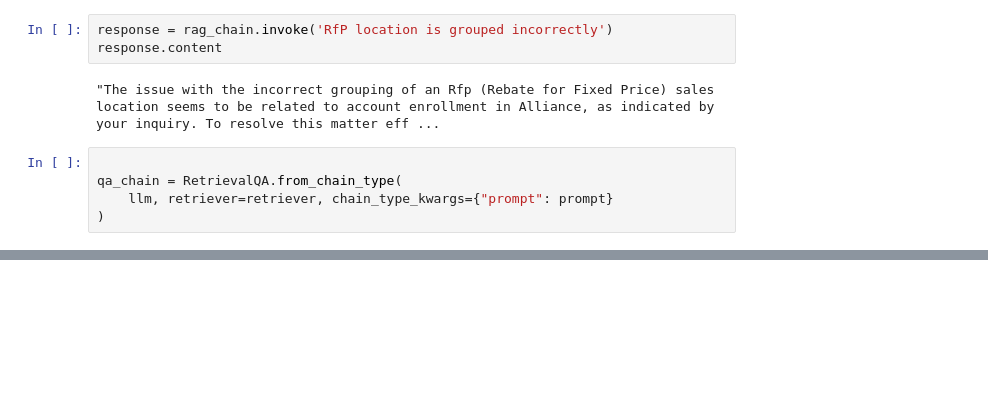
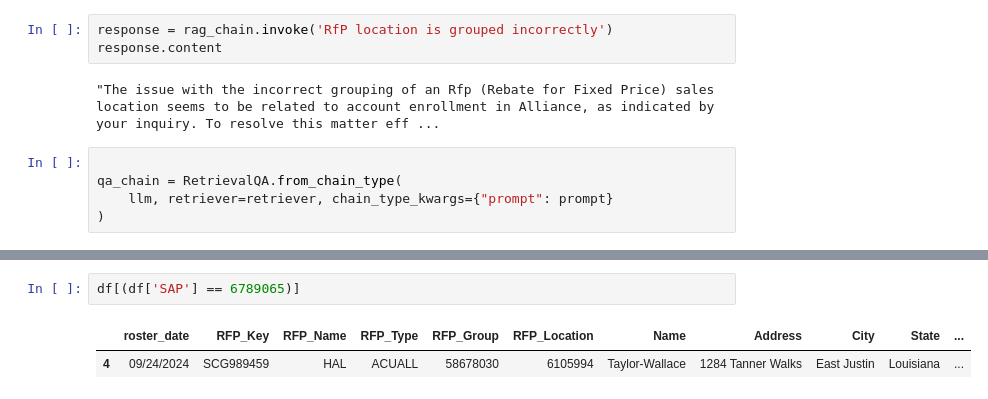
Before and after one commit to waghmareps12/ollama_local_rag, a Jupyter notebook: ollama_gemma2_rag_simple.ipynb, the cells around one changed output, grey strips where cells are left out. Drawn from its saved outputs; the diff is of its cells as text; blank space fills up the shorter version.

```diff
--- a/ollama_gemma2_rag_simple.ipynb
+++ b/ollama_gemma2_rag_simple.ipynb
@@ -110,0 +148,5 @@ KeyboardInterrupt:
+# %%
+df[(df['SAP'] == 6789065)]
+# %% [output]
+|  | roster_date | RFP_Key | RFP_Name | RFP_Type | RFP_Group | RFP_Location | Name | Address | City | State | ... |
+| 4 | 09/24/2024 | SCG989459 | HAL | ACUALL | 58678030 | 6105994 | Taylor-Wallace | 1284 Tanner Walks | East Justin | Louisiana | ... |
```
Also changed, not shown: parts of 8 cells of this notebook, 1 other file.
